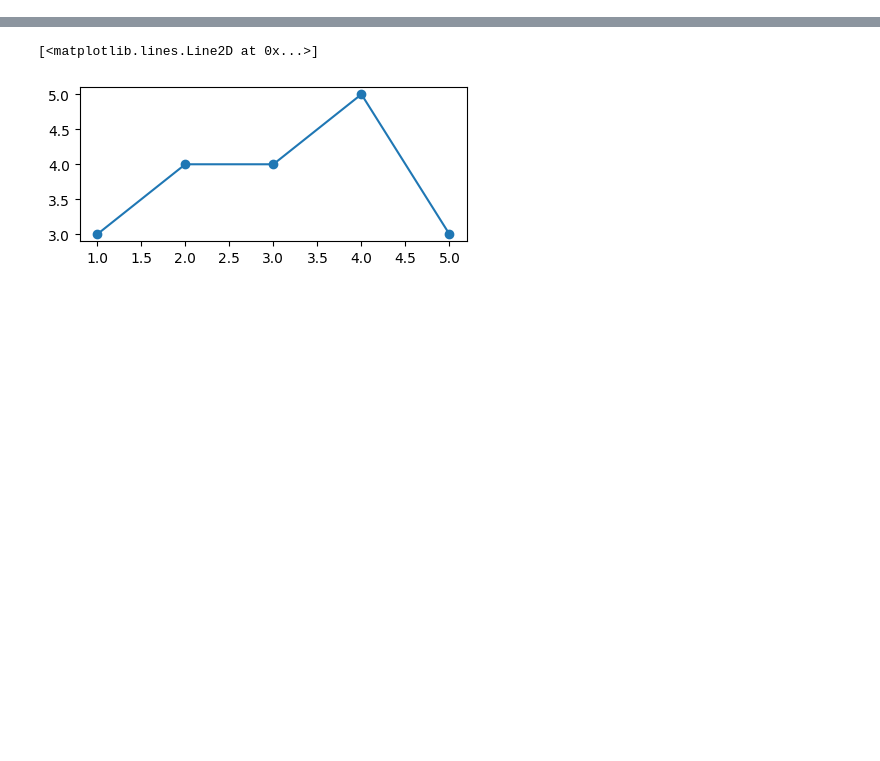
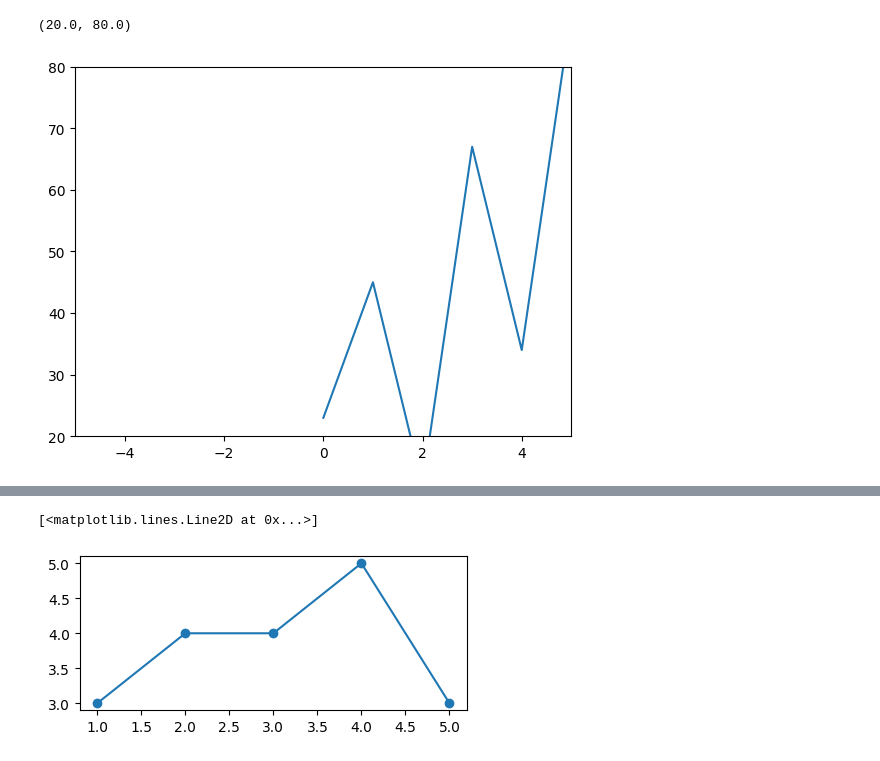
Before and after one commit to Ankidec/Data-Analysis, a Jupyter notebook: visulization.ipynb, the cells around one changed output, grey strips where cells are left out. Drawn from its saved outputs; the diff is of its cells as text; code cells hidden in the pictures; blank space fills up the shorter version.

```diff
--- a/visulization.ipynb
+++ b/visulization.ipynb
@@ -4,0 +31,7 @@ import matplotlib as mpl # used for plot styling
+# %%
+plt.plot(x, y)
+plt.xlim(-5,5)
+plt.ylim(20,80)
+# %% [output]
+(20.0, 80.0)
+[figure, added]
```
Also changed, not shown: parts of 7 cells of this notebook, 3 other files.
